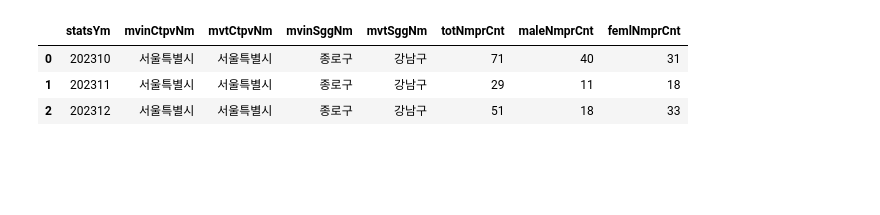
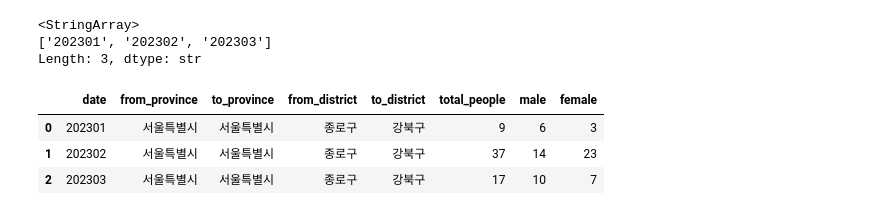
Before and after one commit to pssongs/korea-real-estate-population-movement, a Jupyter notebook: development.ipynb, the cells around one changed output. Drawn from its saved outputs; the diff is of its cells as text; code cells hidden in the pictures; blank space fills up the shorter version.

Commit message:
Set up population flow API configurations

```diff
--- a/development.ipynb
+++ b/development.ipynb
@@ -4,22 +4,30 @@ from config import POP_FLOW_BASE_URL,POP_FLOW_SERVICE_KEY
 import pandas as pd
 import xml.etree.ElementTree as ET
+# %%
+def read_districts_csv(path):
+    df = pd.read_csv(path)
+
+    required = {"Districts","Code"}
+
+    if not required.issubset(df.columns):
+        raise ValueError("CSV missing required columns.")
+
+    df["Districts"] = df["Districts"].str.strip()
+    df["Code"] = pd.to_numeric(df["Code"], errors="raise")
+
+    return dict(zip(df['Districts'],df['Code']))
 # %%
-mvinAdmmCd_code = {
-    "Seoul":1111000000
-}
 
-mvtAdmmCd_code = {
-    "Busan":1168000000
-}
+districts = read_districts_csv('/workspaces/korea-real-estate-population-movement/data/seoul_district_codes.csv')
+print(len(districts))
 
-start_date = 202310
-end_date = 202312
+end_date = 202303
 
 param = {
     "serviceKey": POP_FLOW_SERVICE_KEY,
-    "mvinAdmmCd": mvinAdmmCd_code["Seoul"],
-    "mvtAdmmCd": mvtAdmmCd_code["Busan"],
-    "srchFrYm": start_date,
+    "mvinAdmmCd": districts["종로구"],
+    "mvtAdmmCd": districts["강북구"],
+    "srchFrYm": START_DATE,
     "srchToYm": end_date,
     "lv": 2,
     "type":"XML",
@@ -29,3 +37,4 @@ param = {
 
 response = requests.get(POP_FLOW_BASE_URL,params=param)
 root = ET.fromstring(response.text)
+print(ET.tostring(root,encoding="unicode"))
@@ -40,7 +67,8 @@ columns_wanted = ["statsYm",
     "mvtSggNm",
     "totNmprCnt",
     "maleNmprCnt",
-    "femlNmprCnt"
+    "femlNmprCnt",
+
 ]
 
 
@@ -54,19 +82,25 @@ for item in items:
     data.append(row)
 
 df = pd.DataFrame(data)
-df
+df["statsYm"].unique()
 # %% [output]
-|  | statsYm | mvinCtpvNm | mvtCtpvNm | mvinSggNm | mvtSggNm | totNmprCnt | maleNmprCnt | femlNmprCnt |
-| 0 | 202310 | 서울특별시 | 서울특별시 | 종로구 | 강남구 | 71 | 40 | 31 |
-| 1 | 202311 | 서울특별시 | 서울특별시 | 종로구 | 강남구 | 29 | 11 | 18 |
-| 2 | 202312 | 서울특별시 | 서울특별시 | 종로구 | 강남구 | 51 | 18 | 33 |
+<StringArray>
+['202301', '202302', '202303']
+Length: 3, dtype: str
 # %%
 df = df.rename(columns={
     "statsYm":"date",
     "mvinCtpvNm":"from_province",
     "mvtCtpvNm":"to_province",
-    "mvinSggNm":"from_city",
-    "mvtSggNm":"to_city",
+    "mvinSggNm":"from_district",
+    "mvtSggNm":"to_district",
     "totNmprCnt":"total_people",
     "maleNmprCnt":"male",
     "femlNmprCnt":"female"})
+
+df
+# %% [output]
+|  | date | from_province | to_province | from_district | to_district | total_people | male | female |
+| 0 | 202301 | 서울특별시 | 서울특별시 | 종로구 | 강북구 | 9 | 6 | 3 |
+| 1 | 202302 | 서울특별시 | 서울특별시 | 종로구 | 강북구 | 37 | 14 | 23 |
+| 2 | 202303 | 서울특별시 | 서울특별시 | 종로구 | 강북구 | 17 | 10 | 7 |
```
Also changed, not shown: parts of 2 cells of this notebook, 2 other files.
